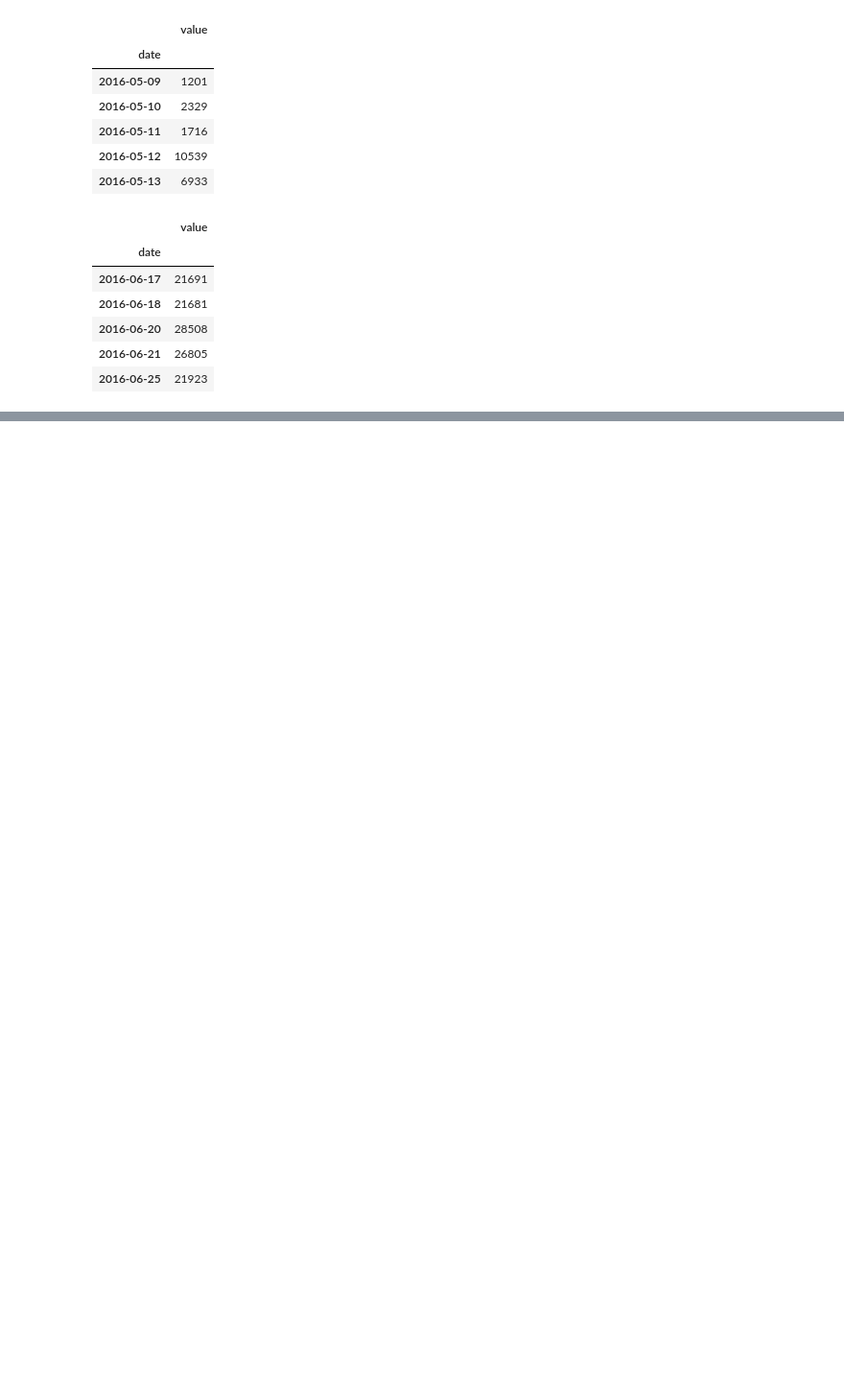
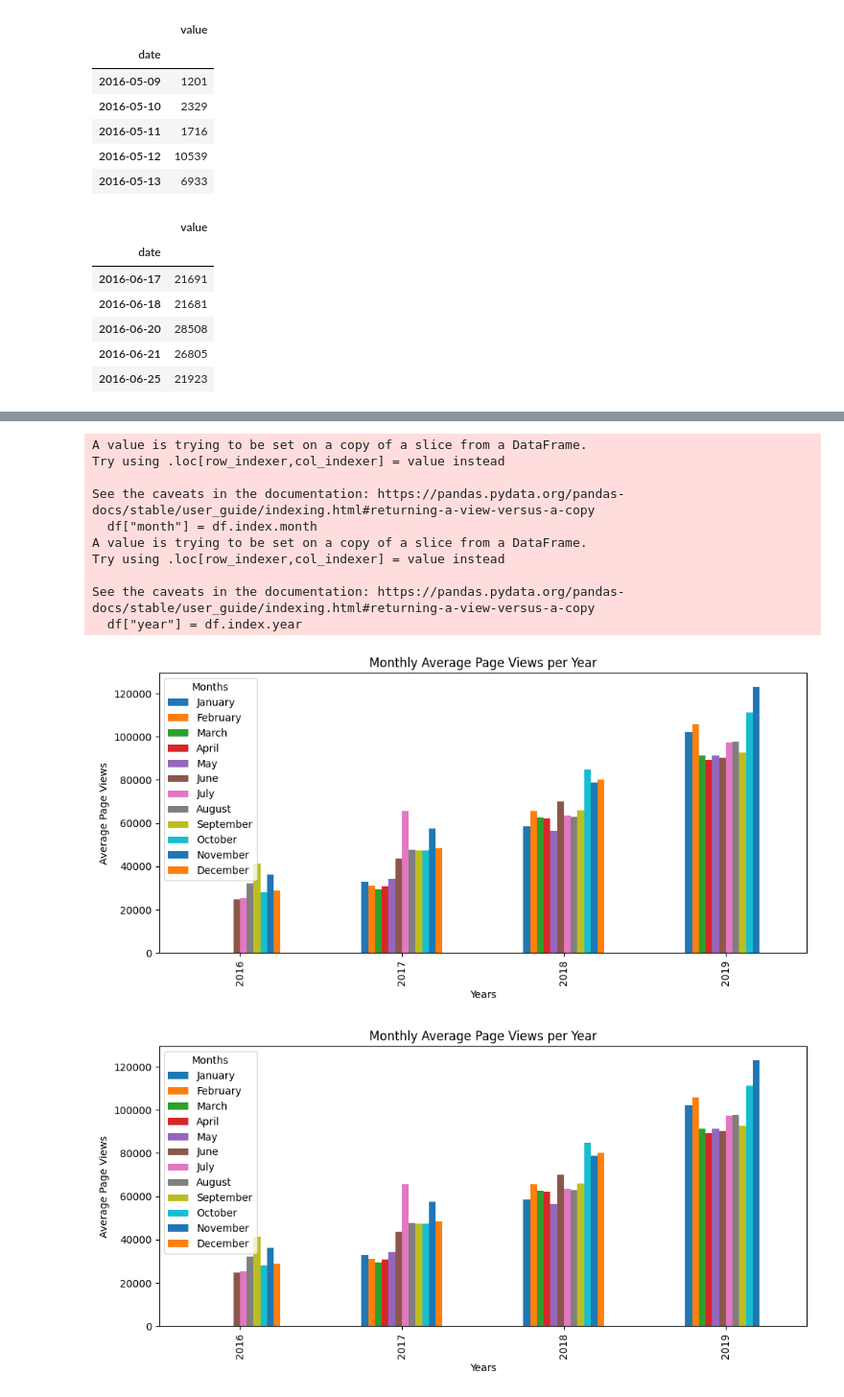
Before and after one commit to dabster108/Dataanalysis_numpy, a Jupyter notebook: Visualization.ipynb, the cells around one changed output, grey strips where cells are left out. Shown at 96% size. Cells and saved outputs as stored; diff of their text form; code cells hidden in the pictures; blank space fills up the shorter version.

```diff
--- a/Visualization.ipynb
+++ b/Visualization.ipynb
@@ -174,0 +191,43 @@ df.head()
+# %%
+import matplotlib.pyplot as plt
+
+def draw_bar_plot(df):
+    # Ensure the index is datetime
+    df.index = pd.to_datetime(df.index)
+
+    # Add 'month' and 'year' columns
+    df["month"] = df.index.month
+    df["year"] = df.index.year
+
+    # Group data and calculate mean
+    df_bar = df.groupby(["year", "month"])["value"].mean().unstack()
+
+    # Create bar plot
+    fig = df_bar.plot(kind="bar", figsize=(10, 5)).figure
+
+    # Set legend, labels, and title
+    month_names = ['January', 'February', 'March', 'April', 'May', 'June',
+                   'July', 'August', 'September', 'October', 'November', 'December']
+    plt.legend(month_names, title='Months')
+    plt.xlabel("Years")
+    plt.ylabel("Average Page Views")
+    plt.title("Monthly Average Page Views per Year")
+    plt.tight_layout()
+
+    return fig
+
+# Assuming you have the original DataFrame 'df' defined somewhere
+draw_bar_plot(df)  # Call with the original DataFrame
+# %% [output]
+A value is trying to be set on a copy of a slice from a DataFrame.
+Try using .loc[row_indexer,col_indexer] = value instead
+
+See the caveats in the documentation: https://pandas.pydata.org/pandas-docs/stable/user_guide/indexing.html#returning-a-view-versus-a-copy
+  df["month"] = df.index.month
+A value is trying to be set on a copy of a slice from a DataFrame.
+Try using .loc[row_indexer,col_indexer] = value instead
+
+See the caveats in the documentation: https://pandas.pydata.org/pandas-docs/stable/user_guide/indexing.html#returning-a-view-versus-a-copy
+  df["year"] = df.index.year
+[figure, added]
+[figure, added]
```
Also changed, not shown: parts of 1 cell of this notebook.
